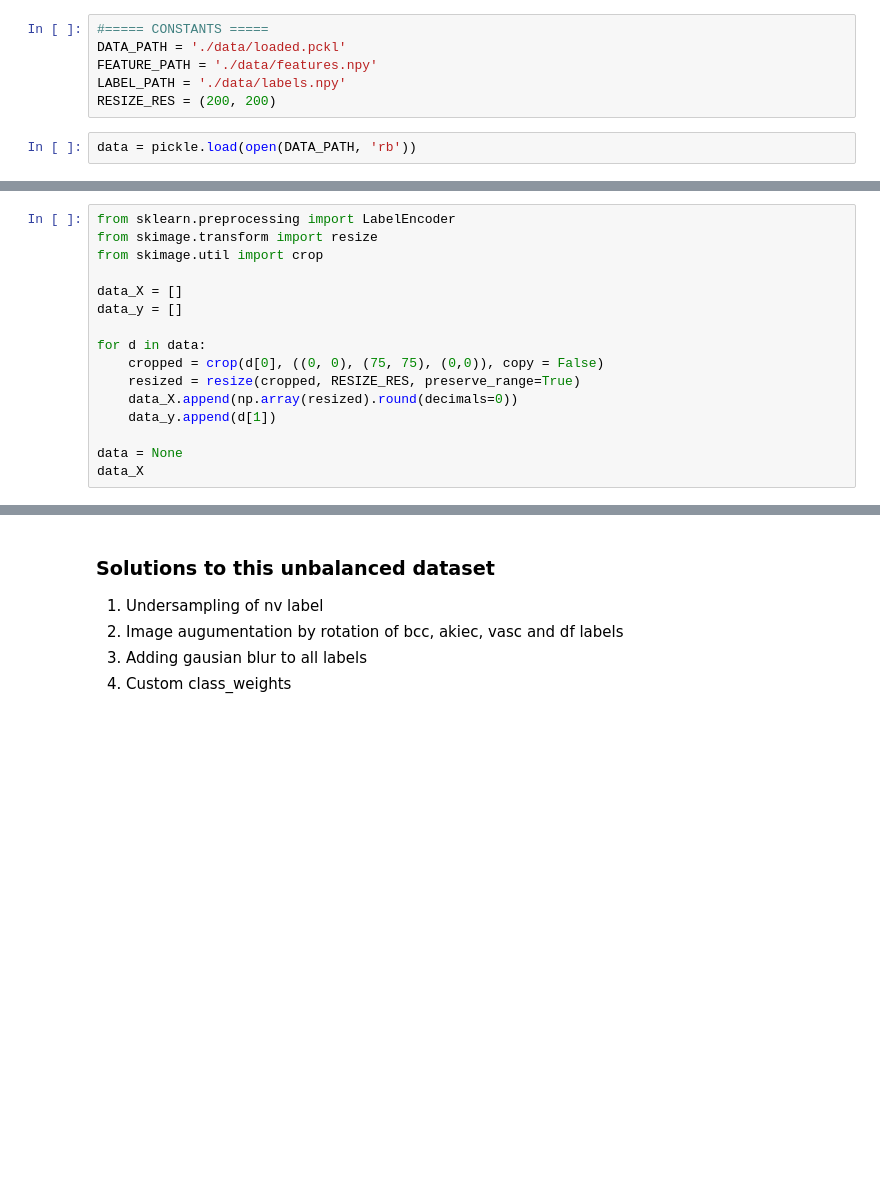
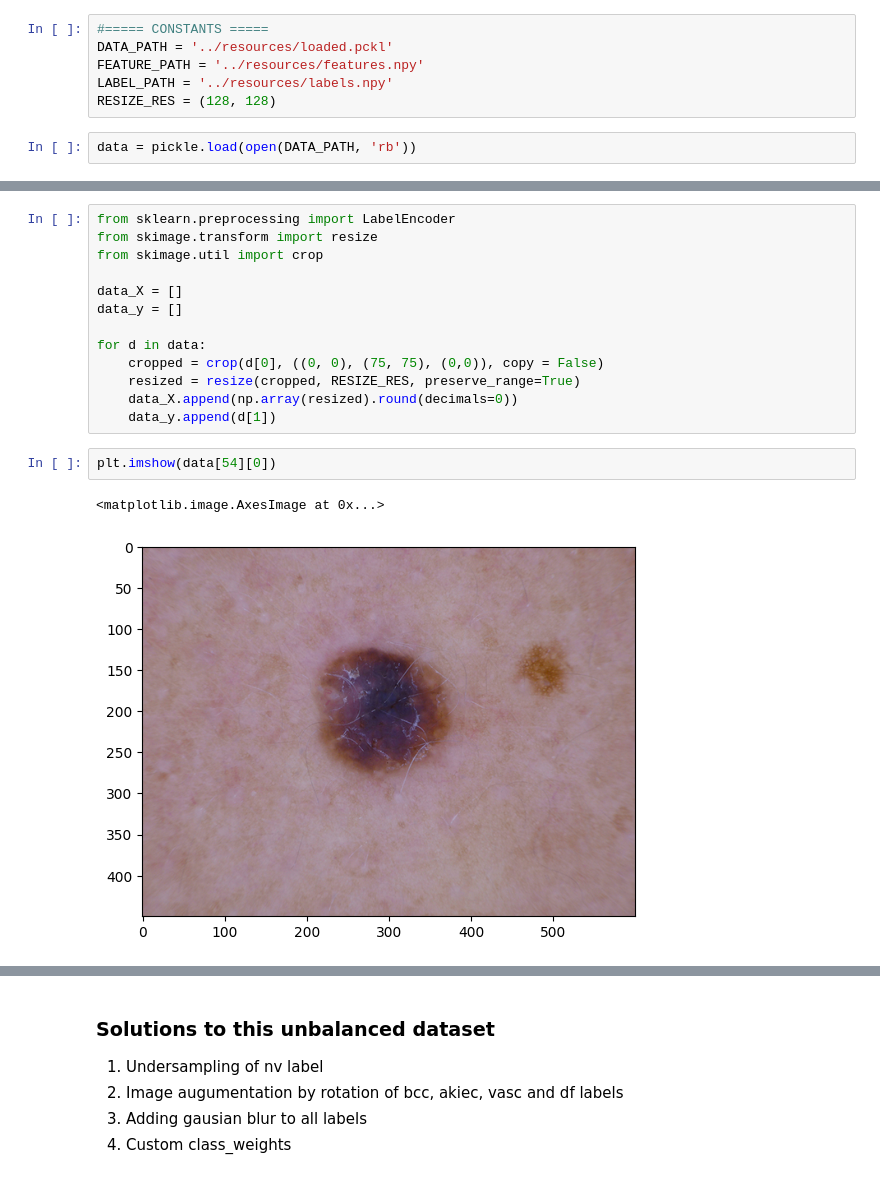
Before and after one commit to Floppy-code/MySkin, a Jupyter notebook: myskin-training/legacy/DataAugumentation.ipynb, the cells around one changed output, grey strips where cells are left out. Drawn from its saved outputs; the diff is of its cells as text; blank space fills up the shorter version.

```diff
--- a/myskin-training/legacy/DataAugumentation.ipynb
+++ b/myskin-training/legacy/DataAugumentation.ipynb
@@ -9,10 +9,10 @@ import matplotlib.pyplot as plt
 import imblearn
 # %%
 #===== CONSTANTS =====
-DATA_PATH = './data/loaded.pckl'
-FEATURE_PATH = './data/features.npy'
-LABEL_PATH = './data/labels.npy'
-RESIZE_RES = (200, 200)
+DATA_PATH = '../resources/loaded.pckl'
+FEATURE_PATH = '../resources/features.npy'
+LABEL_PATH = '../resources/labels.npy'
+RESIZE_RES = (128, 128)
 # %%
 data = pickle.load(open(DATA_PATH, 'rb'))
 # %%
@@ -33,6 +42,8 @@ for d in data:
     resized = resize(cropped, RESIZE_RES, preserve_range=True)
     data_X.append(np.array(resized).round(decimals=0))
     data_y.append(d[1])
-
-data = None
-data_X
+# %%
+plt.imshow(data[54][0])
+# %% [output]
+<matplotlib.image.AxesImage at 0x...>
+[figure, added]
```
Also changed, not shown: parts of 2 cells of this notebook, 14 other files.
